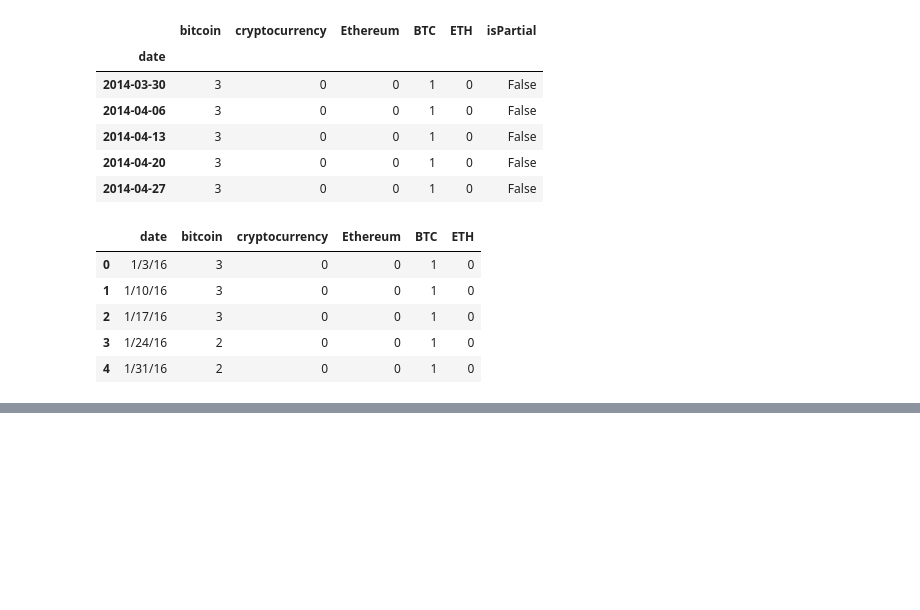
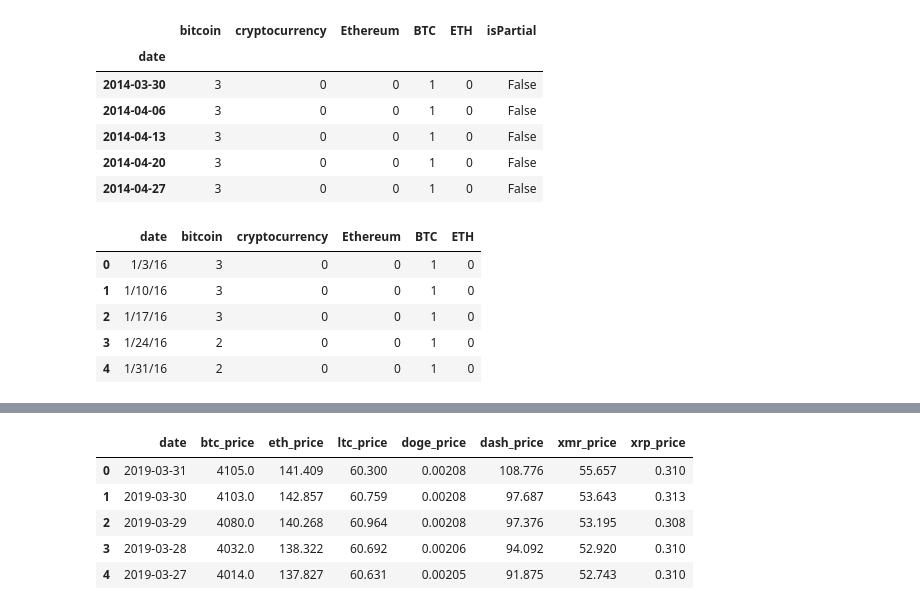
Before and after one commit to SmirnovaAlina/-Cryptocurrency_analysis-_project, a Jupyter notebook: Crypto Analysis .ipynb, the cells around one changed output, grey strips where cells are left out. Drawn from its saved outputs; the diff is of its cells as text; code cells hidden in the pictures; blank space fills up the shorter version.

Commit message:
add cryptory library, get coins info, plot coins correlation matrix

```diff
--- a/Crypto Analysis .ipynb
+++ b/Crypto Analysis .ipynb
@@ -61,3 +69,11 @@ plt.show()
 # %% [output]
 [interactive output not drawn]
 [interactive output not drawn]
+# %%
+from cryptory import Cryptory
+
+my_cryptory = Cryptory(from_date = "2016-01-01")
+
+# get historical bitcoin prices from coinmarketcap
+bitcoin_df = my_cryptory.extract_coinmarketcap("bitcoin")
+bitcoin_df.to_csv(r'/Users/alinas/Desktop/PREWORK_AS/ Cryptocurrency  project /Cryptocurrency_analysis_project/Resources/bitcoin_data.csv')
@@ -63,0 +86,14 @@ plt.show()
+# %%
+coins_price_df = my_cryptory.extract_bitinfocharts("btc")
+# coins of interest
+coins_list = ["btc", "eth", "ltc", "doge","dash","xmr", "xrp"]
+for coin in coins_list[1:]:
+    coins_price_df = coins_price_df.merge(my_cryptory.extract_bitinfocharts(coin), on="date", how="left")
+coins_price_df.head()
+# %% [output]
+|  | date | btc_price | eth_price | ltc_price | doge_price | dash_price | xmr_price | xrp_price |
+| 0 | 2019-03-31 | 4105.0 | 141.409 | 60.300 | 0.00208 | 108.776 | 55.657 | 0.310 |
+| 1 | 2019-03-30 | 4103.0 | 142.857 | 60.759 | 0.00208 | 97.687 | 53.643 | 0.313 |
+| 2 | 2019-03-29 | 4080.0 | 140.268 | 60.964 | 0.00208 | 97.376 | 53.195 | 0.308 |
+| 3 | 2019-03-28 | 4032.0 | 138.322 | 60.692 | 0.00206 | 94.092 | 52.920 | 0.310 |
+| 4 | 2019-03-27 | 4014.0 | 137.827 | 60.631 | 0.00205 | 91.875 | 52.743 | 0.310 |
```
Also changed, not shown: parts of 7 cells of this notebook, 5 other files.
